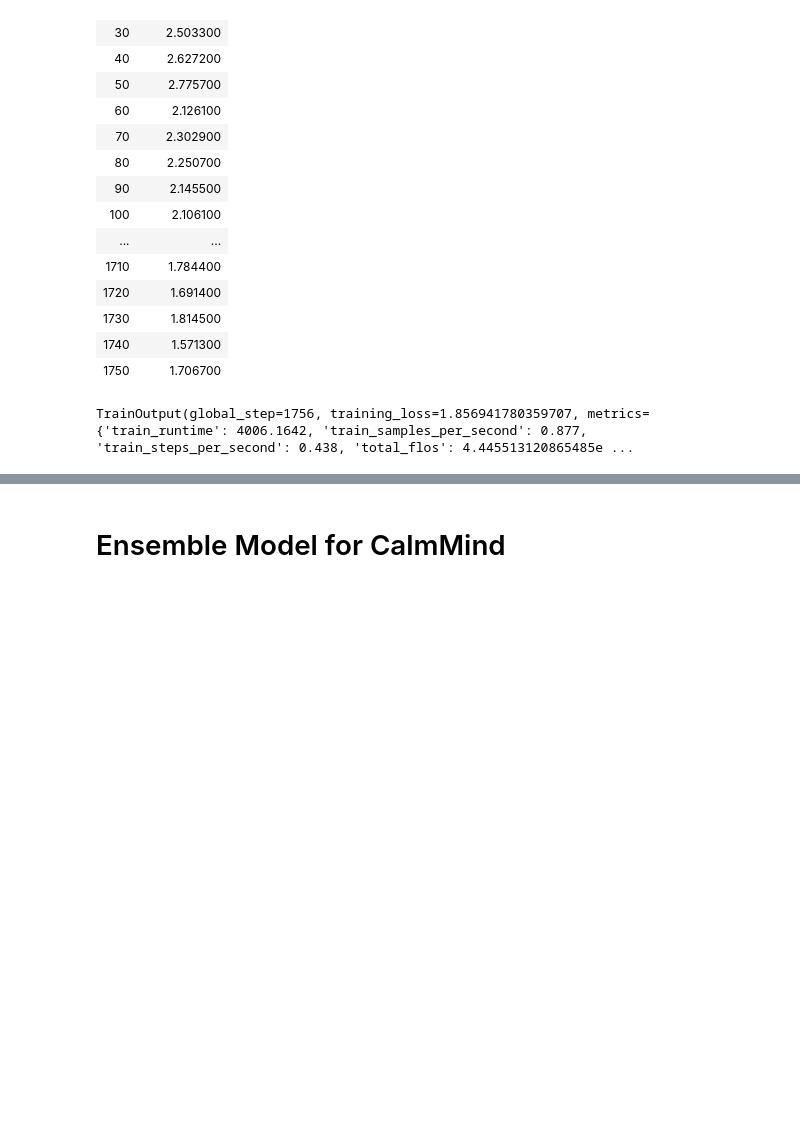
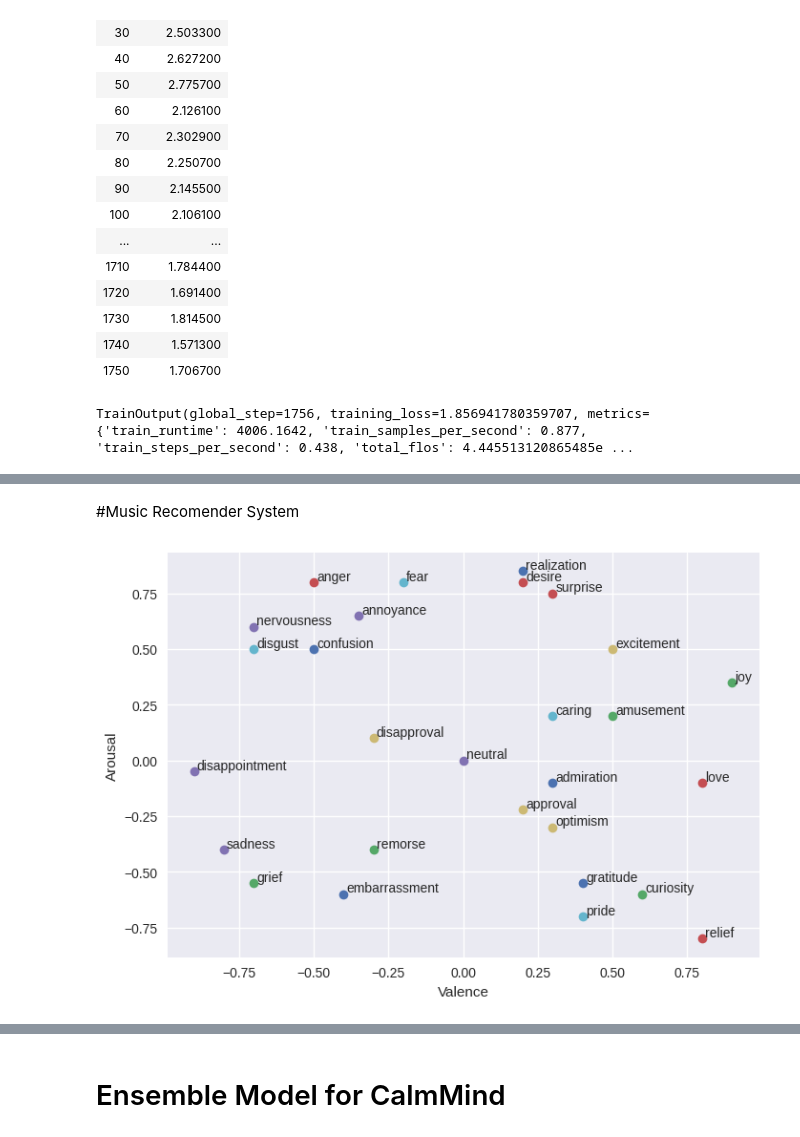
Before and after one commit to suinkangme/CalmMind-WAI-HACK-Canada, a Jupyter notebook: Therapy_LLM.ipynb, the cells around one changed output, grey strips where cells are left out. Saved outputs shown, nothing was run; the diff lists cells and outputs as text; code cells hidden in the pictures; blank space fills up the shorter version.

Commit message:
Updated ensemble model, now with music reccomendation

```diff
--- a/Therapy_LLM.ipynb
+++ b/Therapy_LLM.ipynb
@@ -287,3 +260,5 @@ def stream(user_prompt):
 
     # Despite returning the usual output, the streamer will also print the generated text to stdout.
     _ = model.generate(**inputs, streamer=streamer, max_new_tokens=500)
+# %% [markdown]
+#Music Recomender System
@@ -289,0 +296,26 @@ def stream(user_prompt):
+# %%
+import matplotlib.pyplot as plt
+list_keys = list(emotion_map.keys())
+for i in range(0,len(list_keys)):
+  x = emotion_map[list_keys[i]]['VA'][0]
+  y = emotion_map[list_keys[i]]['VA'][1]
+  plt.plot(x,y, marker = 'o',label = list_keys[i])
+  plt.annotate(list_keys[i], (x + 0.01, y+ 0.01))
+
+plt.xlabel('Valence')
+plt.ylabel('Arousal')
+plt.grid(True, which='both')
+plt.style.use('seaborn')
+plt.rcParams['font.family'] = 'serif'
+plt.rcParams['font.serif'] = 'Ubuntu'
+plt.rcParams['font.monospace'] = 'Ubuntu Mono'
+plt.rcParams['font.size'] = 10
+plt.rcParams['axes.labelsize'] = 10
+plt.rcParams['axes.labelweight'] = 'bold'
+plt.rcParams['xtick.labelsize'] = 8
+plt.rcParams['ytick.labelsize'] = 8
+plt.rcParams['legend.fontsize'] = 10
+plt.rcParams['figure.titlesize'] = 12
+plt.show()
+# %% [output]
+[figure, added]
```
Also changed, not shown: parts of 38 cells of this notebook.
